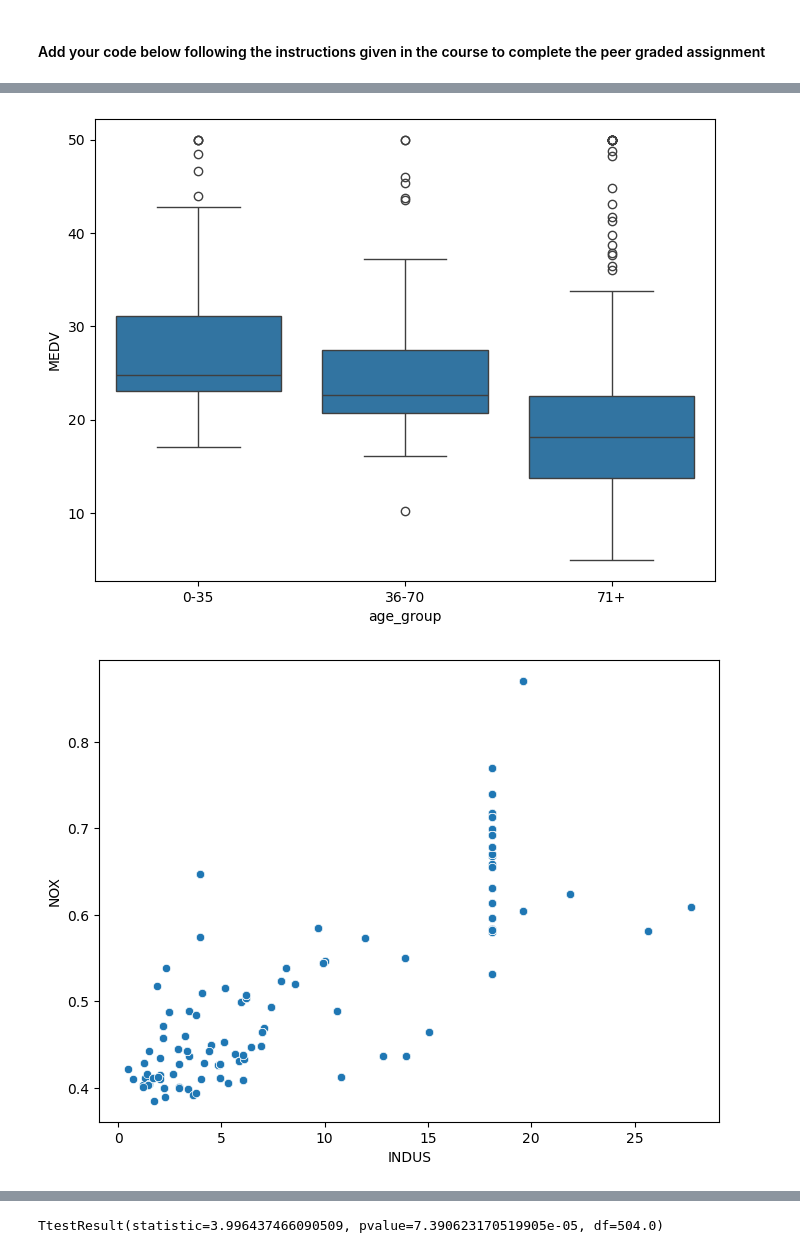
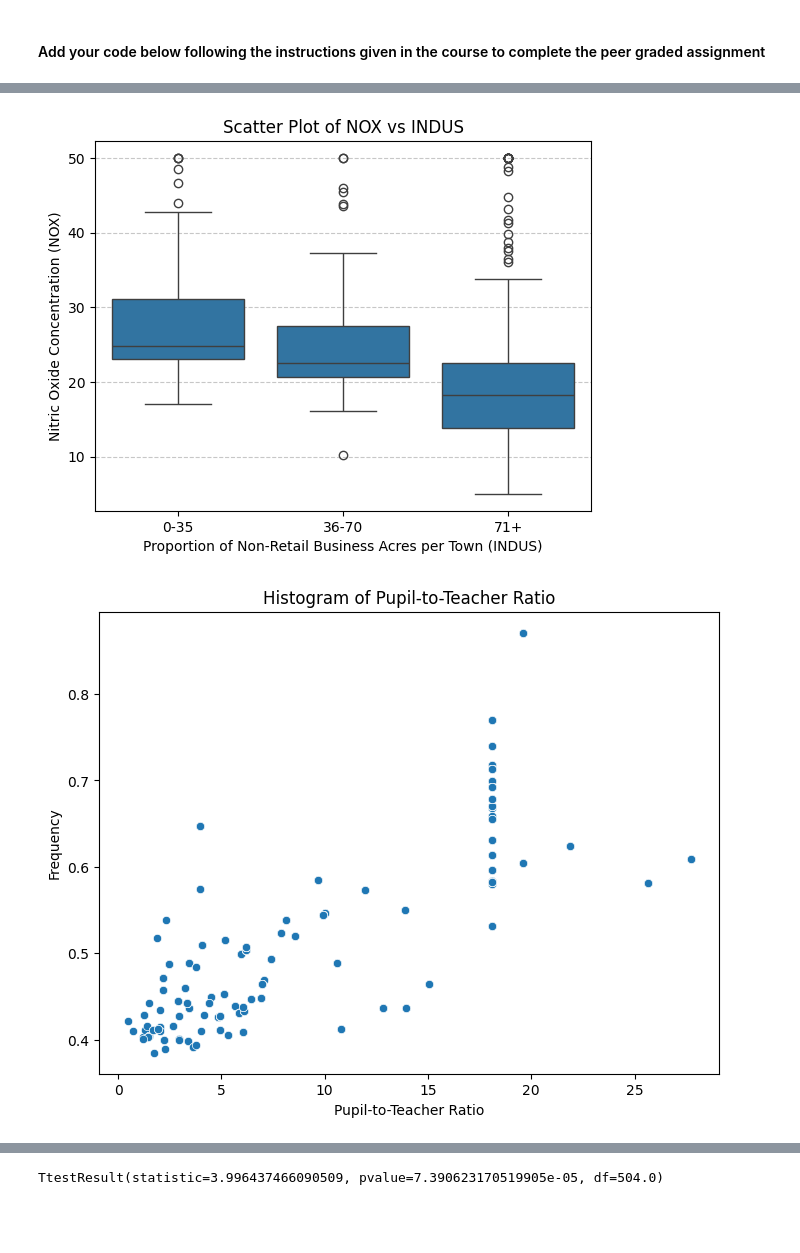
Before and after one commit to todo25/python_sc, a Jupyter notebook: Optional_Peer_Graded_Assignment.jupyterlite.ipynb, the cells around one changed output, grey strips where cells are left out. Saved outputs shown, nothing was run; the diff lists cells and outputs as text; code cells hidden in the pictures; blank space fills up the shorter version.

```diff
--- a/Optional_Peer_Graded_Assignment.jupyterlite.ipynb
+++ b/Optional_Peer_Graded_Assignment.jupyterlite.ipynb
@@ -56,18 +61,24 @@ pyplot.show()
 # %%
 # 3. Provide a boxplot for the MEDV variable vs the AGE variable. (Discretize the age variable into three groups of 35 years and younger, between 35 and 70 years and 70 years and older)
 boston_df['age_group'] = pd.cut(boston_df['AGE'], bins=[0, 35, 70, 100], labels=['0-35', '36-70', '71+'])
-pyplot.figure(figsize=(8, 6))
+pyplot.xlabel("Proportion of Non-Retail Business Acres per Town (INDUS)")
+pyplot.ylabel("Nitric Oxide Concentration (NOX)")
+pyplot.title("Scatter Plot of NOX vs INDUS")
+pyplot.grid(axis="y", linestyle="--", alpha=0.7)
 sns.boxplot(x=boston_df['age_group'], y=boston_df['MEDV'])
 pyplot.show()
 # %% [output]
-[figure, old version]
+[figure, new version]
 # %%
 #Provide a scatter plot to show the relationship between Nitric oxide concentrations and the proportion of non-retail business acres per town. What can you say about the relationship?
 pyplot.figure(figsize=(8, 6))
 sns.scatterplot(x=boston_df['INDUS'], y=boston_df['NOX'])
+pyplot.xlabel("Pupil-to-Teacher Ratio")
+pyplot.ylabel("Frequency")
+pyplot.title("Histogram of Pupil-to-Teacher Ratio")
 pyplot.show()
 # %% [output]
-[figure, old version]
+[figure, new version]
 # %%
 # Create a histogram for the pupil to teacher ratio variable
 pyplot.figure(figsize=(8, 6))
```
Also changed, not shown: parts of 7 cells of this notebook.
